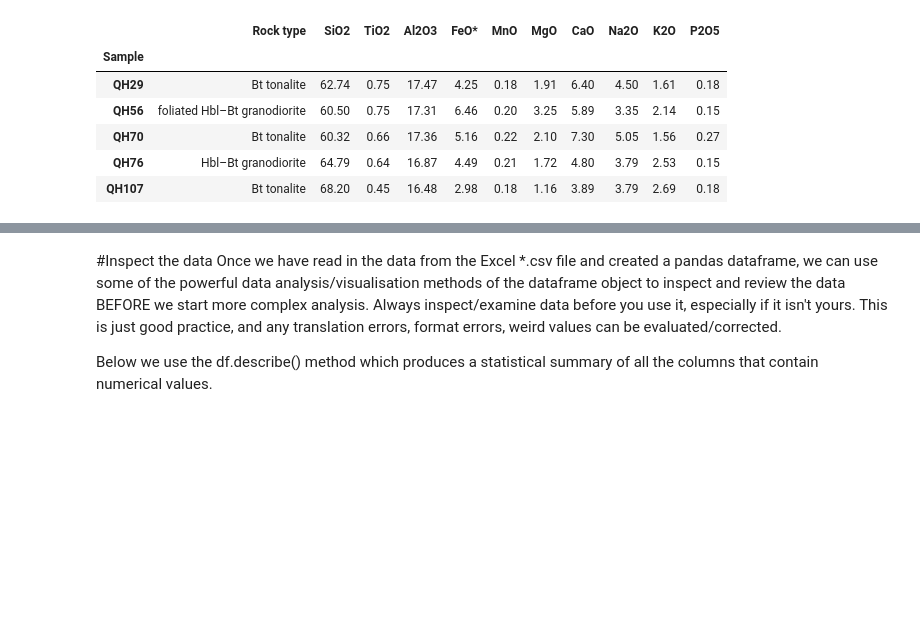
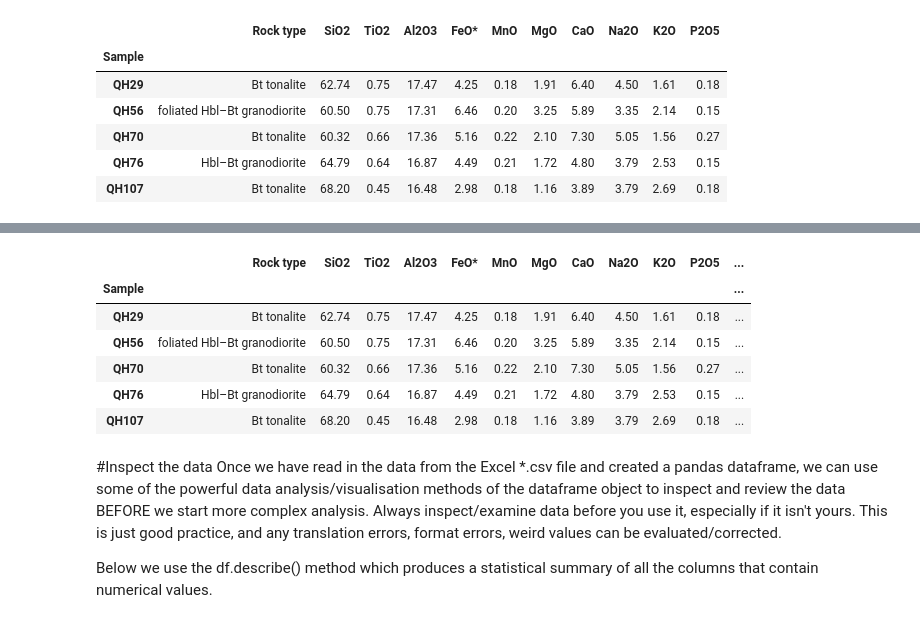
Before and after one commit to skerryvore/regression_analysis_101, a Jupyter notebook: notebooks/pyrenees_harker_plots.ipynb, the cells around one changed output, grey strips where cells are left out. Saved outputs shown, nothing was run; the diff lists cells and outputs as text; code cells hidden in the pictures; blank space fills up the shorter version.

```diff
--- a/notebooks/pyrenees_harker_plots.ipynb
+++ b/notebooks/pyrenees_harker_plots.ipynb
@@ -48,3 +59,17 @@ majors.head(5)
+# %%
+# Calculate the Mg# for each sample and add these to a new column in the dataframe
+majors['Mg#'] = (majors['MgO']/40.32) / ((majors['MgO']/40.32) + (majors['FeO*']/71.85))
+
+# Print the first n rows of the dataframe
+majors.head(5)
+# %% [output]
+|  | Rock type | SiO2 | TiO2 | Al2O3 | FeO* | MnO | MgO | CaO | Na2O | K2O | P2O5 | ... |
+| Sample |  |  |  |  |  |  |  |  |  |  |  | ... |
+| QH29 | Bt tonalite | 62.74 | 0.75 | 17.47 | 4.25 | 0.18 | 1.91 | 6.40 | 4.50 | 1.61 | 0.18 | ... |
+| QH56 | foliated Hbl–Bt granodiorite | 60.50 | 0.75 | 17.31 | 6.46 | 0.20 | 3.25 | 5.89 | 3.35 | 2.14 | 0.15 | ... |
+| QH70 | Bt tonalite | 60.32 | 0.66 | 17.36 | 5.16 | 0.22 | 2.10 | 7.30 | 5.05 | 1.56 | 0.27 | ... |
+| QH76 | Hbl–Bt granodiorite | 64.79 | 0.64 | 16.87 | 4.49 | 0.21 | 1.72 | 4.80 | 3.79 | 2.53 | 0.15 | ... |
+| QH107 | Bt tonalite | 68.20 | 0.45 | 16.48 | 2.98 | 0.18 | 1.16 | 3.89 | 3.79 | 2.69 | 0.18 | ... |
 # %% [markdown]
 #Inspect the data
 Once we have read in the data from the Excel *.csv file and created a pandas dataframe, we can use some of the powerful data analysis/visualisation methods of the dataframe object to inspect and review the data BEFORE we start more complex analysis. Always inspect/examine data before you use it, especially if it isn't yours. This is just good practice, and any translation errors, format errors, weird values can be evaluated/corrected.
```
Also changed, not shown: parts of 5 cells of this notebook.
